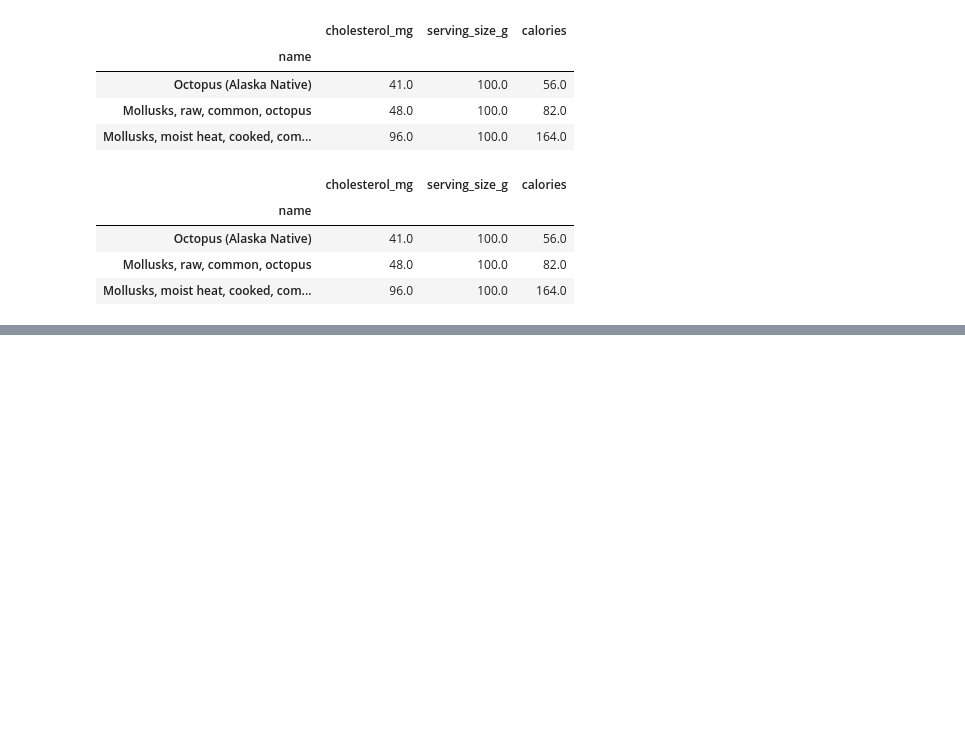
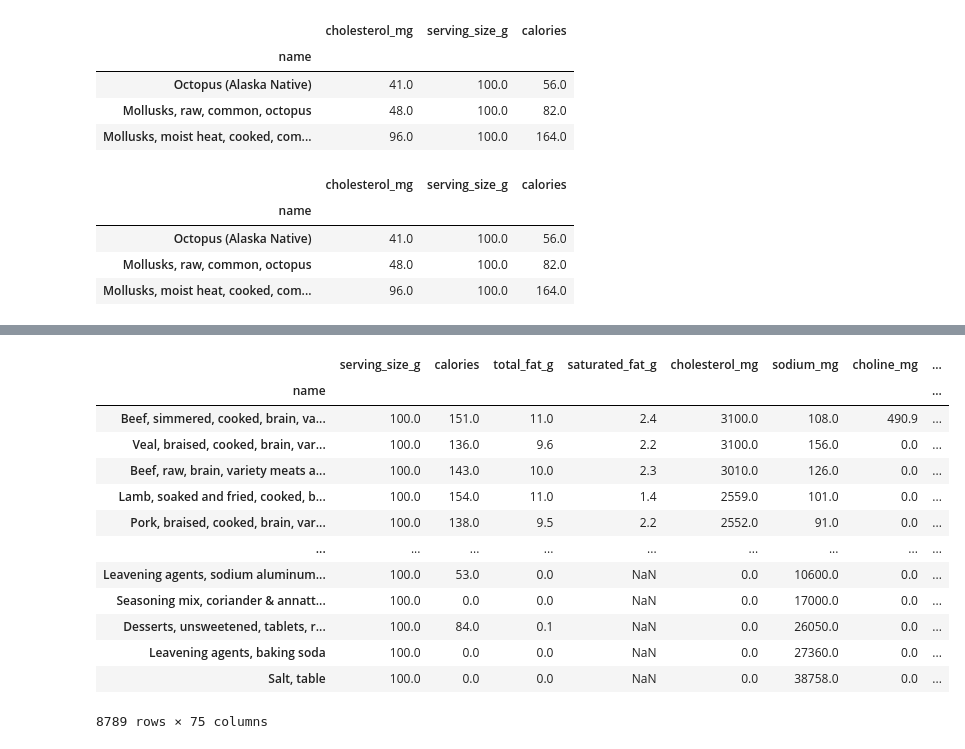
Before and after one commit to anup-byte/Pandas_Dataframe, a Jupyter notebook: Day18.ipynb, the cells around one changed output, grey strips where cells are left out. Saved outputs shown, nothing was run; the diff lists cells and outputs as text; code cells hidden in the pictures; blank space fills up the shorter version.

```diff
--- a/Day18.ipynb
+++ b/Day18.ipynb
@@ -347,0 +437,17 @@ nutrition.filter(regex = "(?i)ctopus",axis=0)\
+# %%
+nutrition.sort_values(by=['cholesterol_mg', 'sodium_mg'],ascending=[False, True])
+# %% [output]
+|  | serving_size_g | calories | total_fat_g | saturated_fat_g | cholesterol_mg | sodium_mg | choline_mg | ... |
+| name |  |  |  |  |  |  |  | ... |
+| Beef, simmered, cooked, brain, va... | 100.0 | 151.0 | 11.0 | 2.4 | 3100.0 | 108.0 | 490.9 | ... |
+| Veal, braised, cooked, brain, var... | 100.0 | 136.0 | 9.6 | 2.2 | 3100.0 | 156.0 | 0.0 | ... |
+| Beef, raw, brain, variety meats a... | 100.0 | 143.0 | 10.0 | 2.3 | 3010.0 | 126.0 | 0.0 | ... |
+| Lamb, soaked and fried, cooked, b... | 100.0 | 154.0 | 11.0 | 1.4 | 2559.0 | 101.0 | 0.0 | ... |
+| Pork, braised, cooked, brain, var... | 100.0 | 138.0 | 9.5 | 2.2 | 2552.0 | 91.0 | 0.0 | ... |
+| ... | ... | ... | ... | ... | ... | ... | ... | ... |
+| Leavening agents, sodium aluminum... | 100.0 | 53.0 | 0.0 | NaN | 0.0 | 10600.0 | 0.0 | ... |
+| Seasoning mix, coriander & annatt... | 100.0 | 0.0 | 0.0 | NaN | 0.0 | 17000.0 | 0.0 | ... |
+| Desserts, unsweetened, tablets, r... | 100.0 | 84.0 | 0.1 | NaN | 0.0 | 26050.0 | 0.0 | ... |
+| Leavening agents, baking soda | 100.0 | 0.0 | 0.0 | NaN | 0.0 | 27360.0 | 0.0 | ... |
+| Salt, table | 100.0 | 0.0 | 0.0 | NaN | 0.0 | 38758.0 | 0.0 | ... |
+8789 rows × 75 columns
```
Also changed, not shown: parts of 12 cells of this notebook.
